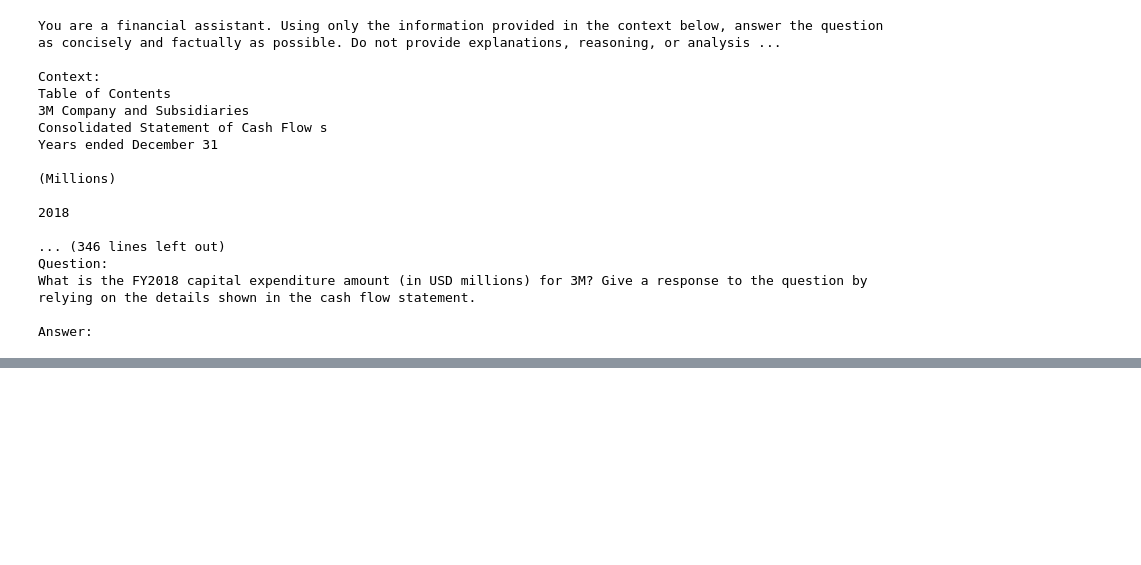
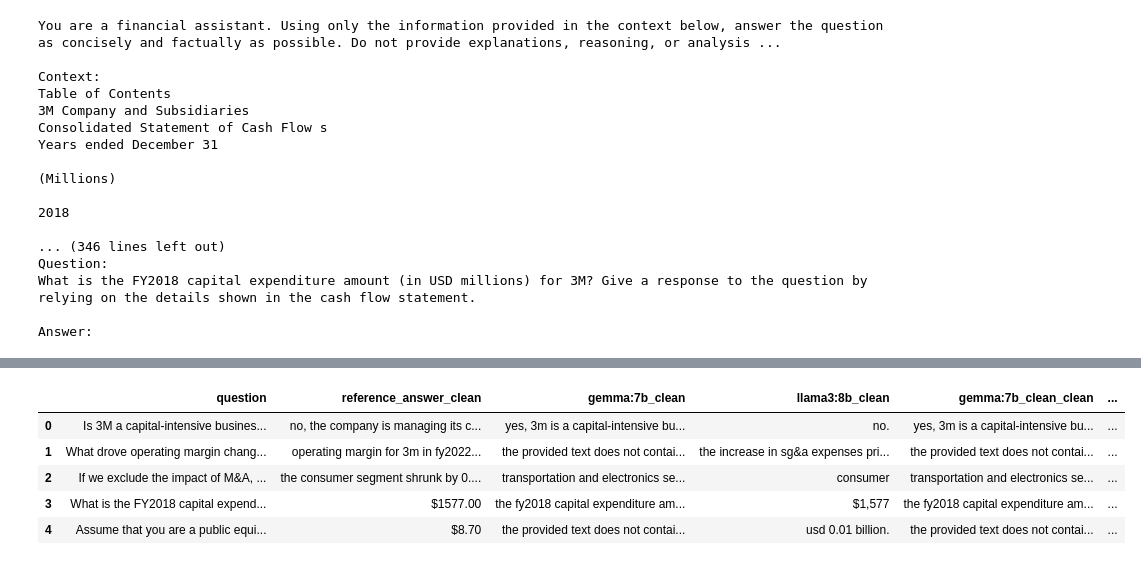
Before and after one commit to mkahe/finance-rag, a Jupyter notebook: labs/financebench_bm_llm_generation/main.ipynb, the cells around one changed output, grey strips where cells are left out. Drawn from its saved outputs; the diff is of its cells as text; code cells hidden in the pictures; blank space fills up the shorter version.

```diff
--- a/labs/financebench_bm_llm_generation/main.ipynb
+++ b/labs/financebench_bm_llm_generation/main.ipynb
@@ -321,0 +296,32 @@ display(pivot_df)
+# %%
+import pandas as pd
+import re
+
+def clean_text(text):
+    """Lowercase, remove punctuation, and strip leading/trailing spaces."""
+    if pd.isnull(text):
+        return ""
+    # Lowercase
+    text = text.lower()
+    # Remove punctuation
+    #text = re.sub(r'[^\w\s]', '', text)
+    # Strip
+    return text.strip()
+
+# Assume `pivot_df` is your DataFrame (with columns: 'reference_answer', model1, model2, ...)
+pivot_df['reference_answer_clean'] = pivot_df['reference_answer'].apply(clean_text)
+
+# Clean all model answer columns (assuming first 3 columns are IDs and 'reference_answer')
+model_cols = [col for col in pivot_df.columns if col not in ['financebench_id', 'question', 'reference_answer', 'reference_answer_clean']]
+for model in model_cols:
+    pivot_df[model + '_clean'] = pivot_df[model].apply(clean_text)
+
+# Preview
+pivot_df[[ 'question', 'reference_answer_clean'] + [col+'_clean' for col in model_cols]].head()
+# %% [output]
+|  | question | reference_answer_clean | gemma:7b_clean | llama3:8b_clean | gemma:7b_clean_clean | ... |
+| 0 | Is 3M a capital-intensive busines... | no, the company is managing its c... | yes, 3m is a capital-intensive bu... | no. | yes, 3m is a capital-intensive bu... | ... |
+| 1 | What drove operating margin chang... | operating margin for 3m in fy2022... | the provided text does not contai... | the increase in sg&a expenses pri... | the provided text does not contai... | ... |
+| 2 | If we exclude the impact of M&A, ... | the consumer segment shrunk by 0.... | transportation and electronics se... | consumer | transportation and electronics se... | ... |
+| 3 | What is the FY2018 capital expend... | $1577.00 | the fy2018 capital expenditure am... | $1,577 | the fy2018 capital expenditure am... | ... |
+| 4 | Assume that you are a public equi... | $8.70 | the provided text does not contai... | usd 0.01 billion. | the provided text does not contai... | ... |
```
Also changed, not shown: parts of 8 cells of this notebook, 4 other files.
